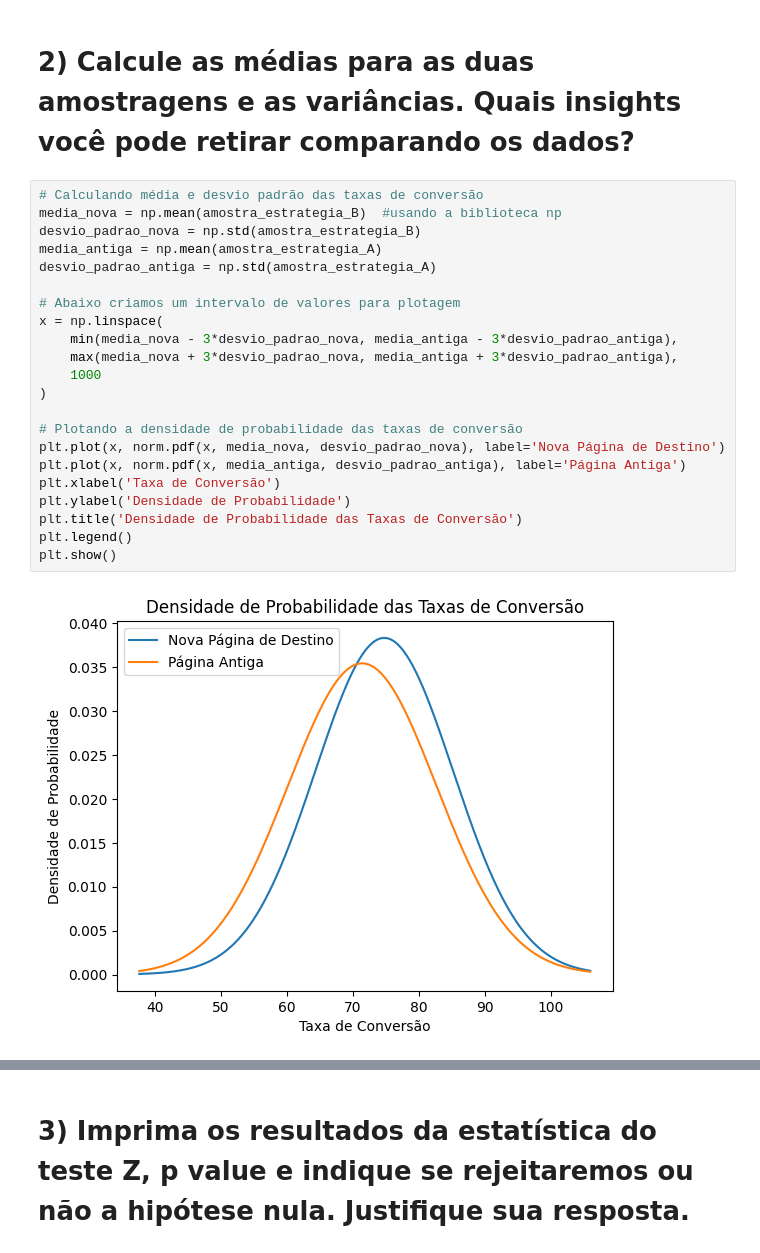
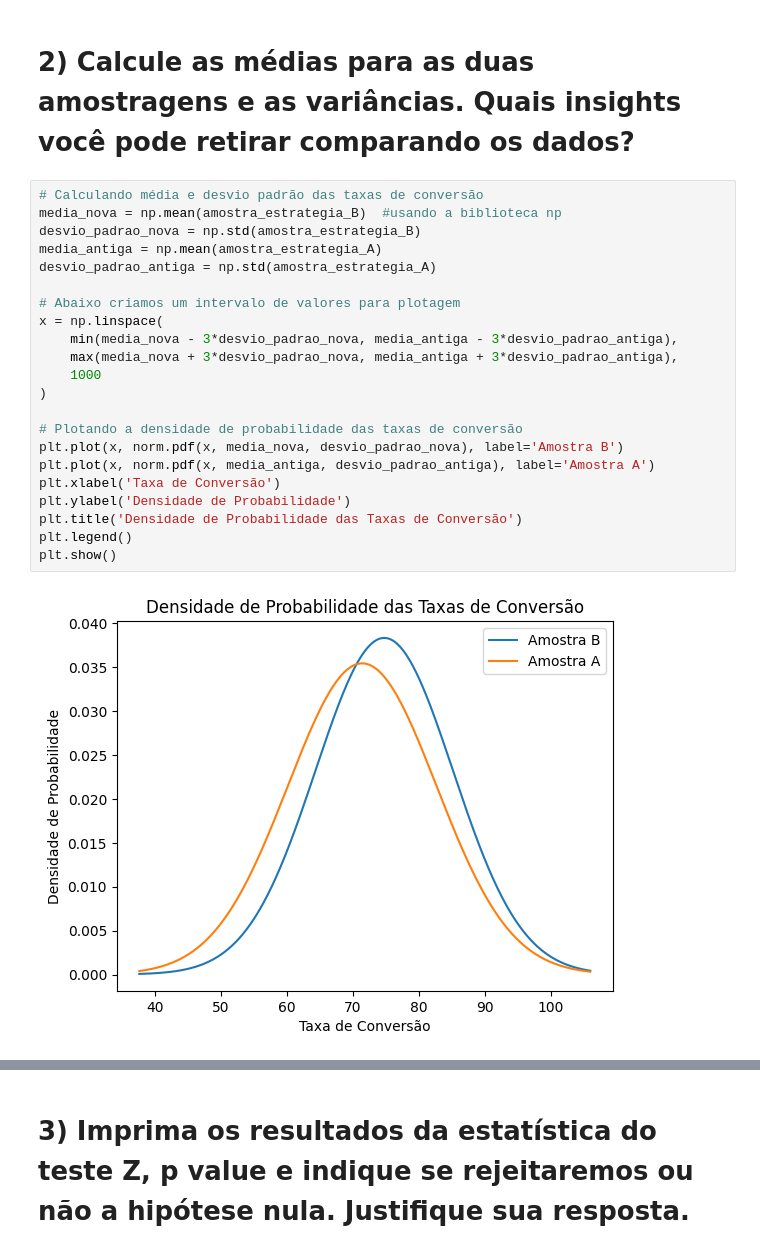
Before and after one commit to TierryW/Ciencia_de_Dados, a Jupyter notebook: Estatistica_Aplicada/Profissao_Cientista_de_Dados_M19_Pratique.ipynb, the cells around one changed output, grey strips where cells are left out. Cells and saved outputs as stored; diff of their text form.

```diff
--- a/Estatistica_Aplicada/Profissao_Cientista_de_Dados_M19_Pratique.ipynb
+++ b/Estatistica_Aplicada/Profissao_Cientista_de_Dados_M19_Pratique.ipynb
@@ -72,24 +72,24 @@ O teste é unilateral á direita porque a hipótese alternativa testa se a estra
 # %%
 # Calculando média e desvio padrão das taxas de conversão
 media_nova = np.mean(amostra_estrategia_B)  #usando a biblioteca np
 desvio_padrao_nova = np.std(amostra_estrategia_B)
 media_antiga = np.mean(amostra_estrategia_A)
 desvio_padrao_antiga = np.std(amostra_estrategia_A)
 
 # Abaixo criamos um intervalo de valores para plotagem
 x = np.linspace(
     min(media_nova - 3*desvio_padrao_nova, media_antiga - 3*desvio_padrao_antiga),
     max(media_nova + 3*desvio_padrao_nova, media_antiga + 3*desvio_padrao_antiga),
     1000
 )
 
 # Plotando a densidade de probabilidade das taxas de conversão
-plt.plot(x, norm.pdf(x, media_nova, desvio_padrao_nova), label='Nova Página de Destino')
-plt.plot(x, norm.pdf(x, media_antiga, desvio_padrao_antiga), label='Página Antiga')
+plt.plot(x, norm.pdf(x, media_nova, desvio_padrao_nova), label='Amostra B')
+plt.plot(x, norm.pdf(x, media_antiga, desvio_padrao_antiga), label='Amostra A')
 plt.xlabel('Taxa de Conversão')
 plt.ylabel('Densidade de Probabilidade')
 plt.title('Densidade de Probabilidade das Taxas de Conversão')
 plt.legend()
 plt.show()
 # %% [output]
-[figure, old version]
+[figure, new version]
```
Also changed, not shown: parts of 5 cells of this notebook.
